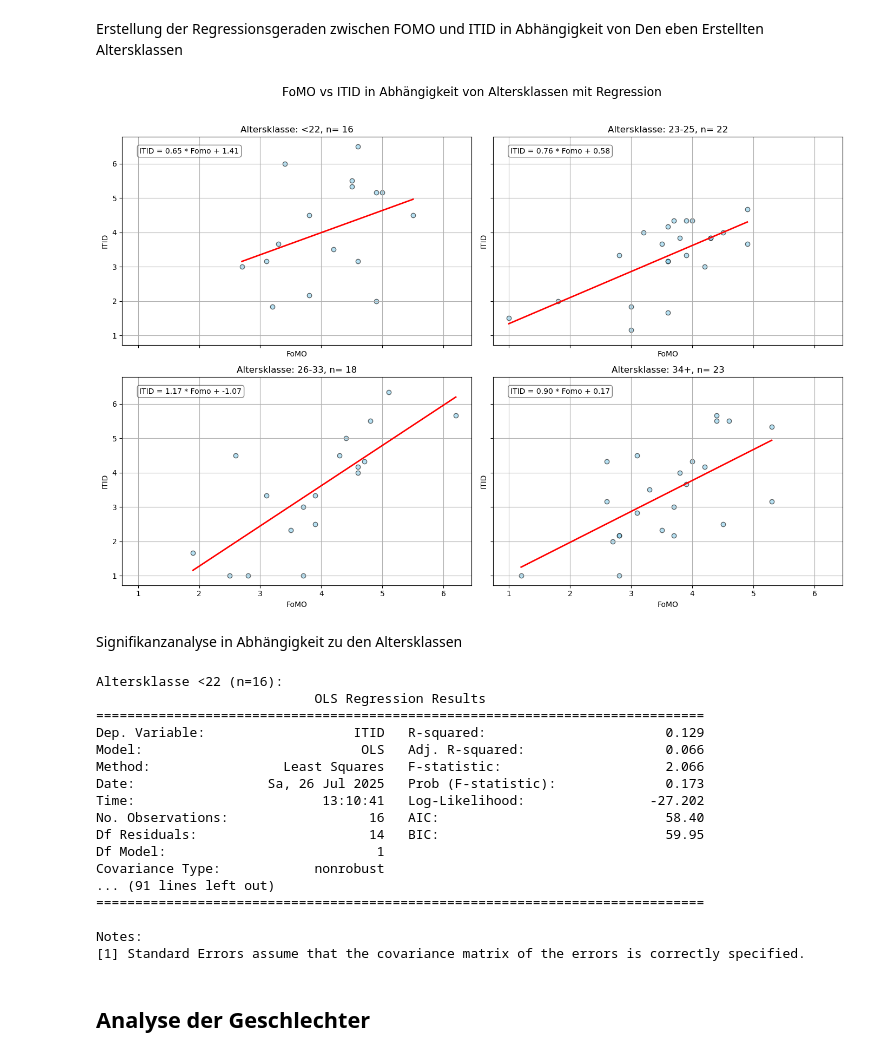
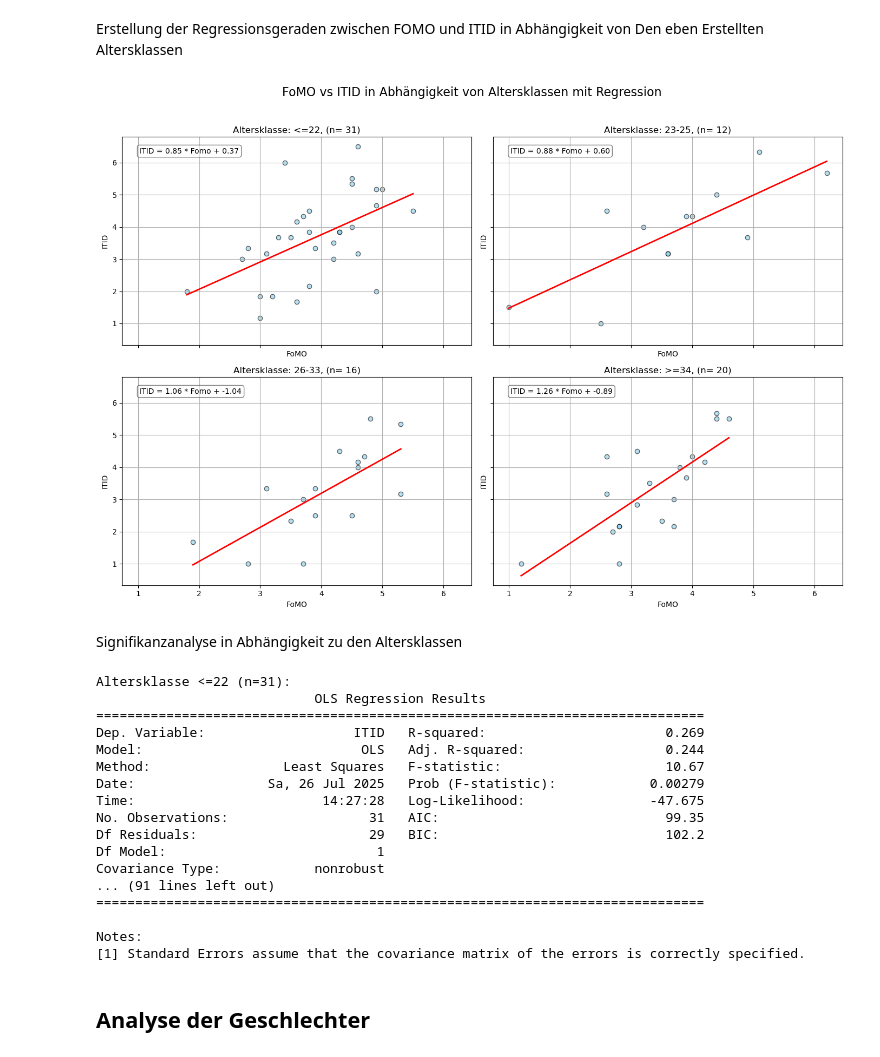
Before and after one commit to MariaAmPC/FoMO-ITID, a Jupyter notebook: FoMO-ITID_Analysis.ipynb, the cells around one changed output. Drawn from its saved outputs; the diff is of its cells as text; code cells hidden in the pictures.

```diff
--- a/FoMO-ITID_Analysis.ipynb
+++ b/FoMO-ITID_Analysis.ipynb
@@ -16,7 +16,7 @@ from sklearn.linear_model import LinearRegression
 import statsmodels.api as sm
 import seaborn as sns
 # %%
-df = pd.read_csv("Data_ITID_Fomo.csv", encoding="utf-16")
+df = pd.read_csv("Data_FoMO_ITID.csv", encoding="utf-8")
 # %% [markdown]
 Auswahl der für uns relevanten Spalten
 # %%
@@ -212,8 +212,8 @@ Name: count, dtype: int64
 # %% [markdown]
 Erstellung der Regressionsgeraden zwischen FOMO und ITID in Abhängigkeit von Den eben Erstellten Altersklassen
 # %%
-bins = [0, 22, 25, 33, 100]
-labels = ['<22', '23-25', '26-33', '34+']
+bins = [0, 23, 26, 34, 100]
+labels = ['<=22', '23-25', '26-33', '>=34']
 df['Alter_Klasse'] = pd.cut(df['A405_01'], bins=bins, labels=labels, right=False)
 
 fig, axs = plt.subplots(2, 2, figsize=(14, 10), sharex=True, sharey=True)
@@ -221,35 +221,35 @@ axs = axs.flatten()
 
 for i, alter_gruppe in enumerate(labels):
     subset = df[df['Alter_Klasse'] == alter_gruppe]
     n = len(subset)
     X = subset['Fomo'].values.reshape(-1, 1)
     y = subset['ITID'].values
 
     if n > 1:
         model = LinearRegression()
         model.fit(X, y)
         y_pred = model.predict(X)
 
         axs[i].scatter(subset['Fomo'], subset['ITID'], alpha=0.6, color='skyblue', edgecolor='black')
         sort_idx = np.argsort(X.flatten())
         axs[i].plot(X.flatten()[sort_idx], y_pred[sort_idx], color='red', linewidth=2)
 
         eq_text = f'ITID = {model.coef_[0]:.2f} * Fomo + {model.intercept_:.2f}'
         axs[i].text(0.05, 0.95, eq_text, transform=axs[i].transAxes,
                     fontsize=10, verticalalignment='top', bbox=dict(boxstyle='round', facecolor='white', alpha=0.5))
 
 
-    axs[i].set_title(f'Altersklasse: {alter_gruppe}, n= {n}')
+    axs[i].set_title(f'Altersklasse: {alter_gruppe}, (n= {n})')
     axs[i].set_xlabel('FoMO')
     axs[i].set_ylabel('ITID')
     axs[i].grid(True)
 
 plt.suptitle('FoMO vs ITID in Abhängigkeit von Altersklassen mit Regression', fontsize=16)
 plt.tight_layout(rect=[0, 0, 1, 0.96])
 plt.savefig('fomo_itid_alter_regression.png', dpi=300, bbox_inches='tight')
 plt.show()
 # %% [output]
-[figure, old version]
+[figure, new version]
 # %% [markdown]
 Signifikanzanalyse in Abhängigkeit zu den Altersklassen
 # %%
@@ -265,16 +265,16 @@ for gruppe in labels:
     model = sm.OLS(y, X).fit()
     print(model.summary())
 # %% [output]
-Altersklasse <22 (n=16):
+Altersklasse <=22 (n=31):
                             OLS Regression Results
 ==============================================================================
-Dep. Variable:                   ITID   R-squared:                       0.129
-Model:                            OLS   Adj. R-squared:                  0.066
-Method:                 Least Squares   F-statistic:                     2.066
-Date:                 Sa, 26 Jul 2025   Prob (F-statistic):              0.173
-Time:                        13:10:41   Log-Likelihood:                -27.202
-No. Observations:                  16   AIC:                             58.40
-Df Residuals:                      14   BIC:                             59.95
+Dep. Variable:                   ITID   R-squared:                       0.269
+Model:                            OLS   Adj. R-squared:                  0.244
+Method:                 Least Squares   F-statistic:                     10.67
+Date:                 Sa, 26 Jul 2025   Prob (F-statistic):            0.00279
+Time:                        14:27:28   Log-Likelihood:                -47.675
+No. Observations:                  31   AIC:                             99.35
+Df Residuals:                      29   BIC:                             102.2
 Df Model:                           1
 Covariance Type:            nonrobust
 ... (91 lines left out)
```
Also changed, not shown: parts of 5 cells of this notebook.
